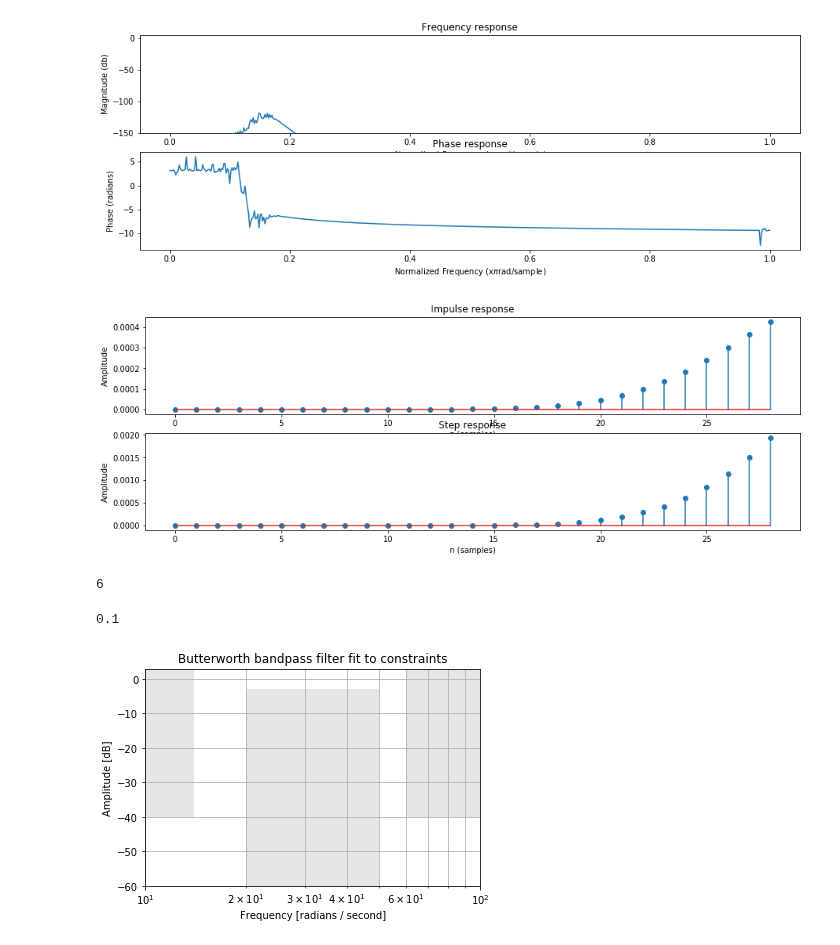
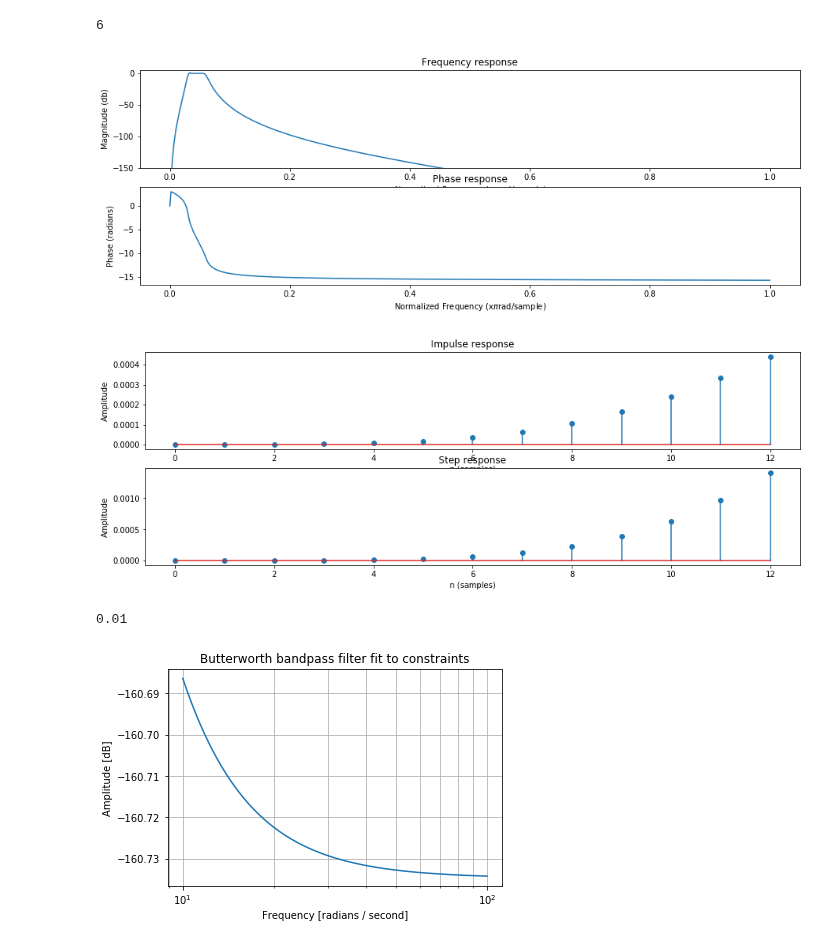
Before and after one commit to sergehijo/codigosPaper, a Jupyter notebook: Filter_Order_Test_19Mar.ipynb, the cells around one changed output. Drawn from its saved outputs; the diff is of its cells as text; code cells hidden in the pictures.

```diff
--- a/Filter_Order_Test_19Mar.ipynb
+++ b/Filter_Order_Test_19Mar.ipynb
@@ -43,17 +43,29 @@ def impz(b,a):
     xlabel(r'n (samples)')
     title(r'Step response')
     #subplots_adjust(hspace=0.5)
+# %%
+sampleRate = 1000
+nyq = sampleRate/2.0
+f1 = 15 # FRECUENCIAS DE CORTE
+f2 = 30 # FRECUENCIAS DE CORTE
+# band pass freqs expressed as Nyquist
+#Wn = np.array([f1/nyq, f2/nyq])
+N, Wn = signal.buttord([f1/nyq, f2/nyq], [10/nyq, 60/nyq], 3, 40, False)
+# %%
+N
+# %% [output]
+6
 # %%
 #n = 1001
 #a = signal.firwin(n, cutoff = [0.2, 0.5], window = 'blackmanharris', pass_zero = False)
-N = 14 # ORDEN DEL FILTRO
+#N = 6 # ORDEN DEL FILTRO
 #sr
-sampleRate = 1000
-nyq = sampleRate/2.0
-f1 = 10 # FRECUENCIAS DE CORTE
-f2 = 40 # FRECUENCIAS DE CORTE
+#sampleRate = 1000
+#nyq = sampleRate/2.0
+#f1 = 5 # FRECUENCIAS DE CORTE
+#f2 = 18.5 # FRECUENCIAS DE CORTE
 # band pass freqs expressed as Nyquist
-Wn = np.array([f1/nyq, f2/nyq])
+#Wn = np.array([f1/nyq, f2/nyq])
 # design parameters for the butter filter
 #Butter es un filtro pasabanda Butterworth. N es el orden del filtro, Wn el rango, analog se elige Falso
 # para obtener un filtro digital. b es el denominador y a el numerador.
@@ -62,41 +74,29 @@ mfreqz(b,a) #Plot frequency and phase response
 
 show()
 # %% [output]
-[figure, old version]
+[figure, new version]
 # %%
 impz(b,a) #Plot step and impulse response
 show()
 # %% [output]
-[figure, old version]
+[figure, new version]
-# %%
-sampleRate = 1000
-nyq = sampleRate/2.0
-f1 = 10 # FRECUENCIAS DE CORTE
-f2 = 35# FRECUENCIAS DE CORTE
-# band pass freqs expressed as Nyquist
-#Wn = np.array([f1/nyq, f2/nyq])
-N, Wn = signal.buttord([f1/nyq, f2/nyq], [5/nyq, 60/nyq], 3, 40, False)
-# %%
-N
-# %% [output]
-6
-# %%
-50/nyq
-# %% [output]
-0.1
+# %%
+print (f1/nyq)
+# %% [output]
+0.01
 # %%
 b, a = signal.butter(N, Wn, 'band', False)
 w, h = signal.freqs(b, a, np.logspace(1, 2, 500))
 plt.plot(w, 20 * np.log10(abs(h)))
 plt.xscale('log')
 plt.title('Butterworth bandpass filter fit to constraints')
 plt.xlabel('Frequency [radians / second]')
 plt.ylabel('Amplitude [dB]')
 plt.grid(which='both', axis='both')
-plt.fill([1,  14,  14,   1], [-40, -40, 99, 99], '0.9', lw=0) # stop
-plt.fill([20, 20,  50,  50], [-99, -3, -3, -99], '0.9', lw=0) # pass
-plt.fill([60, 60, 1e9, 1e9], [99, -40, -40, 99], '0.9', lw=0) # stop
-plt.axis([10, 100, -60, 3])
+#plt.fill([1,  14,  14,   1], [-40, -40, 99, 99], '0.9', lw=0) # stop
+#plt.fill([20, 20,  50,  50], [-99, -3, -3, -99], '0.9', lw=0) # pass
+#plt.fill([60, 60, 1e9, 1e9], [99, -40, -40, 99], '0.9', lw=0) # stop
+#plt.axis([0, 100, 60, 1000])
 plt.show()
 # %% [output]
-[figure, old version]
+[figure, new version]
```
Also changed, not shown: 3 other files.
